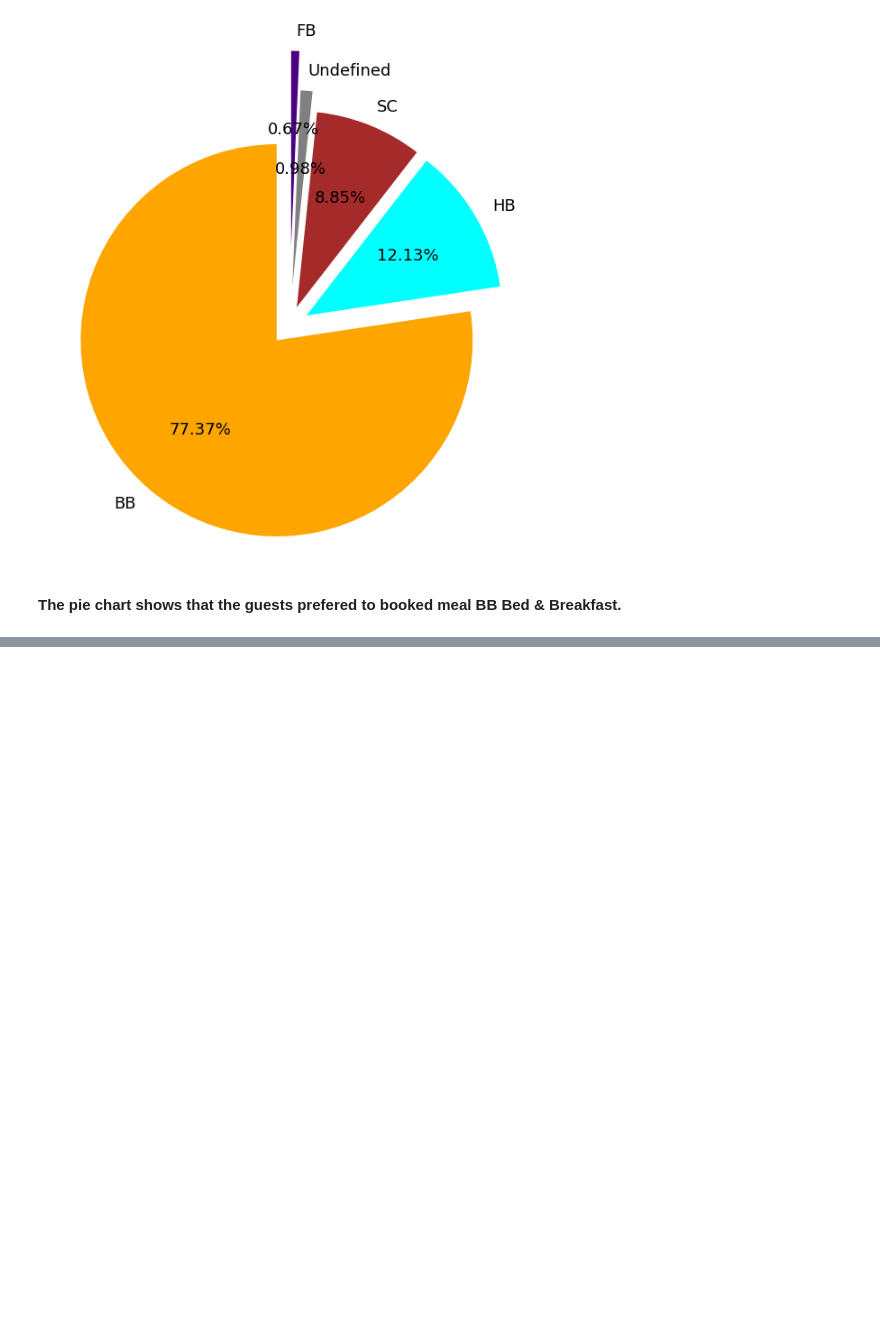
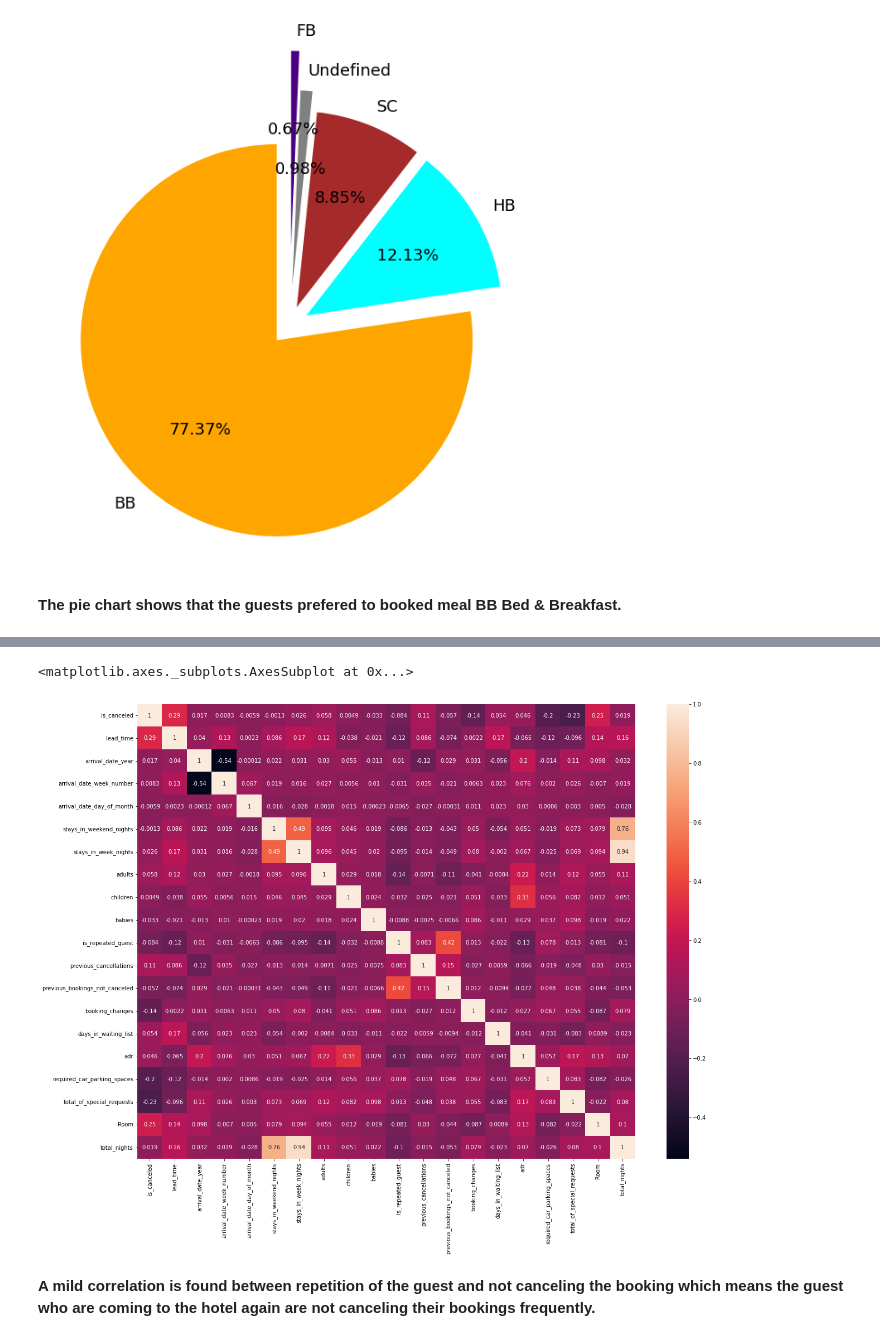
Before and after one commit to Aakash1095/EDA-capstone-project, a Jupyter notebook: Hotel_Booking_Analysis_Capstone_Project.ipynb, the cells around one changed output, grey strips where cells are left out. Drawn from its saved outputs; the diff is of its cells as text; code cells hidden in the pictures; blank space fills up the shorter version.

```diff
--- a/Hotel_Booking_Analysis_Capstone_Project.ipynb
+++ b/Hotel_Booking_Analysis_Capstone_Project.ipynb
@@ -359,0 +387,2 @@ plt.pie(sizes, explode=explode, labels=labels, colors=colors, autopct='%1.2f%%',
+# %%
+df_hotel.drop(['distribution_channel','agent', 'company', 'reservation_status_date','reservation_status'], inplace=True, axis=1)
@@ -359,0 +393,10 @@ plt.pie(sizes, explode=explode, labels=labels, colors=colors, autopct='%1.2f%%',
+# %%
+# Ploting the heatmap using seaborn to check correlation with columns
+
+plt.figure(figsize=(20,15))
+sns.heatmap(df_hotel.corr(),annot=True)
+# %% [output]
+<matplotlib.axes._subplots.AxesSubplot at 0x...>
+[figure, added]
+# %% [markdown]
+**A mild correlation is found between repetition of the guest and not canceling the booking which means the guest who are coming to the hotel again are not canceling their bookings frequently.**
```
Also changed, not shown: parts of 5 cells of this notebook.
